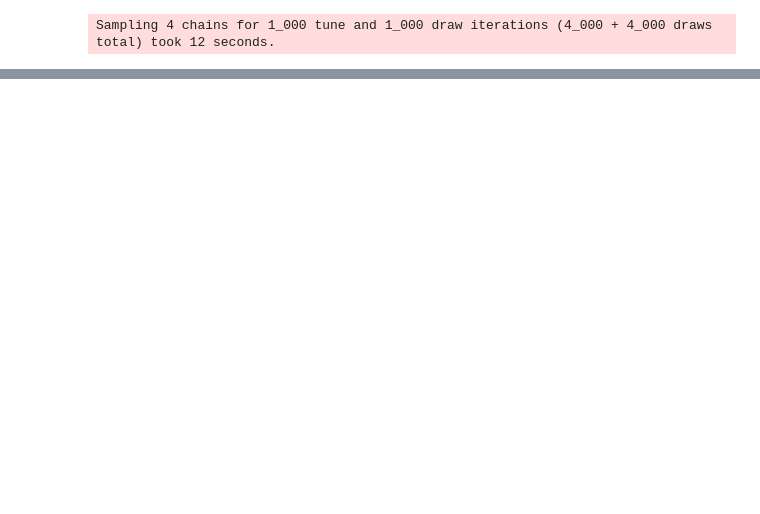
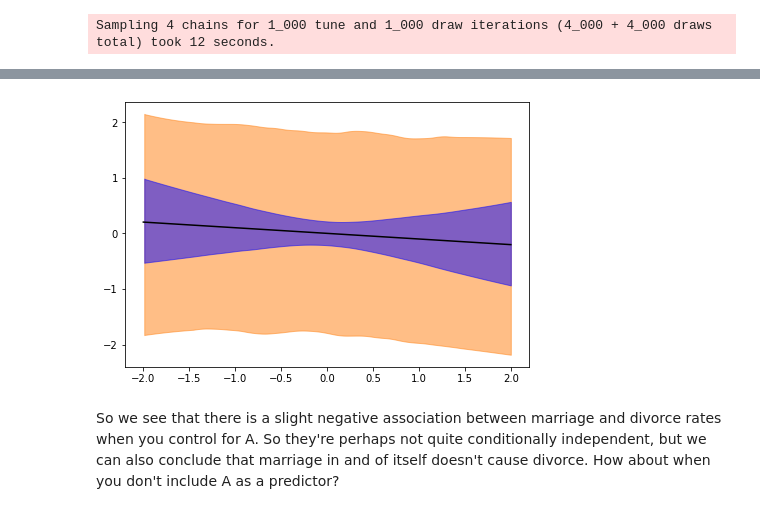
Before and after one commit to oadams/oadams.github.io, a Jupyter notebook: statistical_rethinking_solutions/ch5.ipynb, the cells around one changed output, grey strips where cells are left out. Cells and saved outputs as stored; diff of their text form; code cells hidden in the pictures; blank space fills up the shorter version.

```diff
--- a/statistical_rethinking_solutions/ch5.ipynb
+++ b/statistical_rethinking_solutions/ch5.ipynb
@@ -375,0 +453,11 @@ plot_linear_hdi(trace['a'], trace['bS'], trace['sigma'], np.linspace(-2, 2, num=
+# %%
+with pm.Model() as m:
+    a = pm.Normal('a', 0, 0.2)
+    bM = pm.Normal('bM', 0, 1)
+    bA = pm.Normal('bA', 0, 1)
+    sigma = pm.Exponential('sigma', 1)
+    mu = a + bM*df['M_std'] + bA*df['A_std']
+    grade = pm.Normal('grade', mu, sigma, observed=df['D_std'])
+# %%
+with m:
+    trace = pm.sample(1000, tune=1000)
@@ -375,0 +471,6 @@ plot_linear_hdi(trace['a'], trace['bS'], trace['sigma'], np.linspace(-2, 2, num=
+# %%
+plot_linear_hdi(trace['a'], trace['bM'], trace['sigma'], np.linspace(-2, 2, num=30))
+# %% [output]
+[figure, added]
+# %% [markdown]
+So we see that there is a slight negative association between marriage and divorce rates when you control for A. So they're perhaps not quite conditionally independent, but we can also conclude that marriage in and of itself doesn't cause divorce. How about when you don't include A as a predictor?
```
Also changed, not shown: parts of 74 cells of this notebook.
